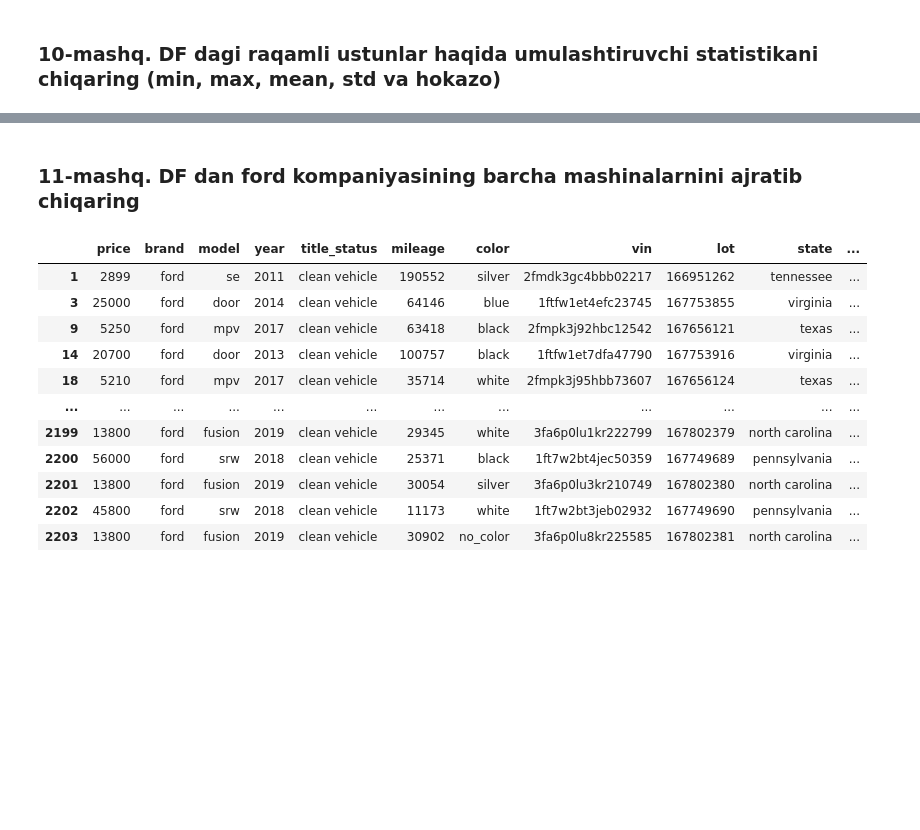
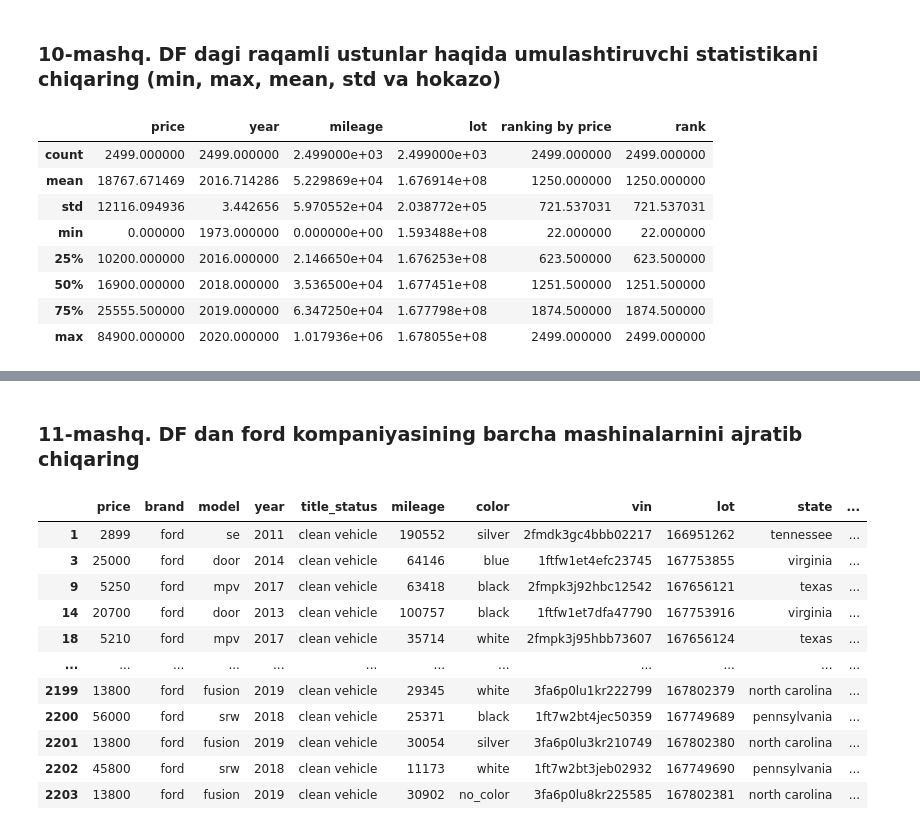
Before and after one commit to Amirshteyn/Exercises, a Jupyter notebook: DF_pandas_3_amaliyot.ipynb, the cells around one changed output, grey strips where cells are left out. Drawn from its saved outputs; the diff is of its cells as text; code cells hidden in the pictures; blank space fills up the shorter version.

```diff
--- a/DF_pandas_3_amaliyot.ipynb
+++ b/DF_pandas_3_amaliyot.ipynb
@@ -231,6 +287,17 @@ Name: brand, dtype: int64
 ### **10-mashq**. DF dagi raqamli ustunlar haqida umulashtiruvchi statistikani chiqaring (min, max, mean, std va hokazo)
 # %%
 # Javobni shuyerga yozing
+df.describe()
+# %% [output]
+|  | price | year | mileage | lot | ranking by price | rank |
+| count | 2499.000000 | 2499.000000 | 2.499000e+03 | 2.499000e+03 | 2499.000000 | 2499.000000 |
+| mean | 18767.671469 | 2016.714286 | 5.229869e+04 | 1.676914e+08 | 1250.000000 | 1250.000000 |
+| std | 12116.094936 | 3.442656 | 5.970552e+04 | 2.038772e+05 | 721.537031 | 721.537031 |
+| min | 0.000000 | 1973.000000 | 0.000000e+00 | 1.593488e+08 | 22.000000 | 22.000000 |
+| 25% | 10200.000000 | 2016.000000 | 2.146650e+04 | 1.676253e+08 | 623.500000 | 623.500000 |
+| 50% | 16900.000000 | 2018.000000 | 3.536500e+04 | 1.677451e+08 | 1251.500000 | 1251.500000 |
+| 75% | 25555.500000 | 2019.000000 | 6.347250e+04 | 1.677798e+08 | 1874.500000 | 1874.500000 |
+| max | 84900.000000 | 2020.000000 | 1.017936e+06 | 1.678055e+08 | 2499.000000 | 2499.000000 |
 # %%
 #@title **To'g'ri javob**
 df.describe()
```
Also changed, not shown: parts of 32 cells of this notebook.
